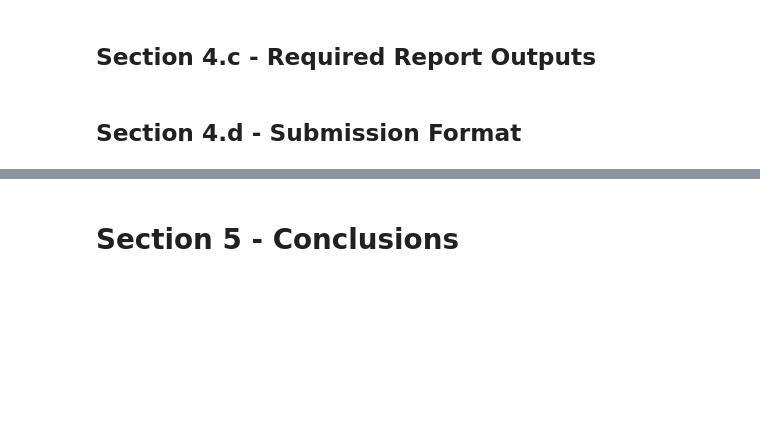
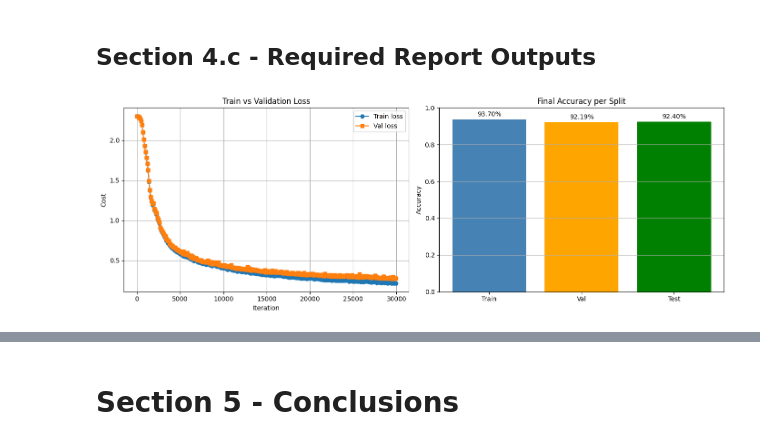
Before and after one commit to ChenFryd/DL-Assignments, a Jupyter notebook: Assignment1/Assignment1.ipynb, the cells around one changed output, grey strips where cells are left out. Saved outputs shown, nothing was run; the diff lists cells and outputs as text; code cells hidden in the pictures; blank space fills up the shorter version.

```diff
--- a/Assignment1/Assignment1.ipynb
+++ b/Assignment1/Assignment1.ipynb
@@ -376,21 +447,23 @@ def l_layer_model(
 # %%
-def predict(X: np.ndarray, Y: np.ndarray, parameters: dict) -> float:
+def predict(X: np.ndarray, Y: np.ndarray, parameters: dict, use_batchnorm: bool = False) -> float:
     """
     The function receives an input data and the true labels and calculates the accuracy of
     the trained neural network on the data.
 
     Args:
         X (np.ndarray): the input data, a numpy array of shape (height*width, number_of_examples)
-        Y (np.ndarray): One-hot vector, the “real” labels of the data, a vector of shape (num_of_classes, number of examples)
+        Y (np.ndarray): One-hot vector, the "real" labels of the data, a vector of shape (num_of_classes, number of examples)
         parameters (dict): (layer_number : {W,b}) python dictionary containing the DNN architectures parameters.
-
+        use_batchnorm (bool): whether to apply batch normalization during forward pass (must match training setting).
 
     Returns:
-        accuracy (float): the percentage of the samples for which the correct label receives the hughest confidence
-        score.
-
+        accuracy (float): the percentage of the samples for which the correct label receives the highest confidence score.
     """
-    raise NotImplementedError("This function is not implemented yet.")
+    AL, _ = l_model_forward(X, parameters, use_batchnorm)
+    predictions = np.argmax(AL, axis=0)   # shape: (num_examples,)
+    true_labels = np.argmax(Y, axis=0)    # shape: (num_examples,)
+    accuracy = float(np.mean(predictions == true_labels))
+    return accuracy
 # %% [markdown]
 # Section 4 - Experiments
 # %% [markdown]
@@ -458,5 +539,8 @@ Network parameters
 layer_dims = [784, 20, 7, 5, 10] # including the input layer
 use_batchnorm = False
 learning_rate = 0.009
+batch_size = 64
+num_iterations = 30000   # max gradient steps (iterations); early stopping will kick in earlier
+patience = 100  # stop after 1 check interval (100 steps) with no val improvement
 # %% [markdown]
 Train the network
@@ -463,4 +597,34 @@ Train the network
 # %% [markdown]
 ## Section 4.c - Required Report Outputs
-# %% [markdown]
-## Section 4.d - Submission Format
+# %%
+import matplotlib.pyplot as plt
+
+iterations = list(range(0, len(costs) * 100, 100))
+
+fig, axes = plt.subplots(1, 2, figsize=(14, 5))
+
+# --- Loss curve ---
+axes[0].plot(iterations, costs, marker='o', label='Train loss')
+axes[0].plot(iterations, val_costs, marker='s', label='Val loss')
+axes[0].set_xlabel('Iteration')
+axes[0].set_ylabel('Cost')
+axes[0].set_title('Train vs Validation Loss')
+axes[0].legend()
+axes[0].grid(True)
+
+# --- Accuracy bar chart ---
+labels = ['Train', 'Val', 'Test']
+accuracies = [train_acc, val_acc, test_acc]
+bars = axes[1].bar(labels, accuracies, color=['steelblue', 'orange', 'green'])
+axes[1].set_ylim(0, 1)
+axes[1].set_ylabel('Accuracy')
+axes[1].set_title('Final Accuracy per Split')
+for bar, acc in zip(bars, accuracies):
+    axes[1].text(bar.get_x() + bar.get_width() / 2, bar.get_height() + 0.01,
+                 f'{acc*100:.2f}%', ha='center', va='bottom')
+axes[1].grid(axis='y')
+
+plt.tight_layout()
+plt.show()
+# %% [output]
+[figure, added]
```
Also changed, not shown: parts of 20 cells of this notebook, 4 other files.
